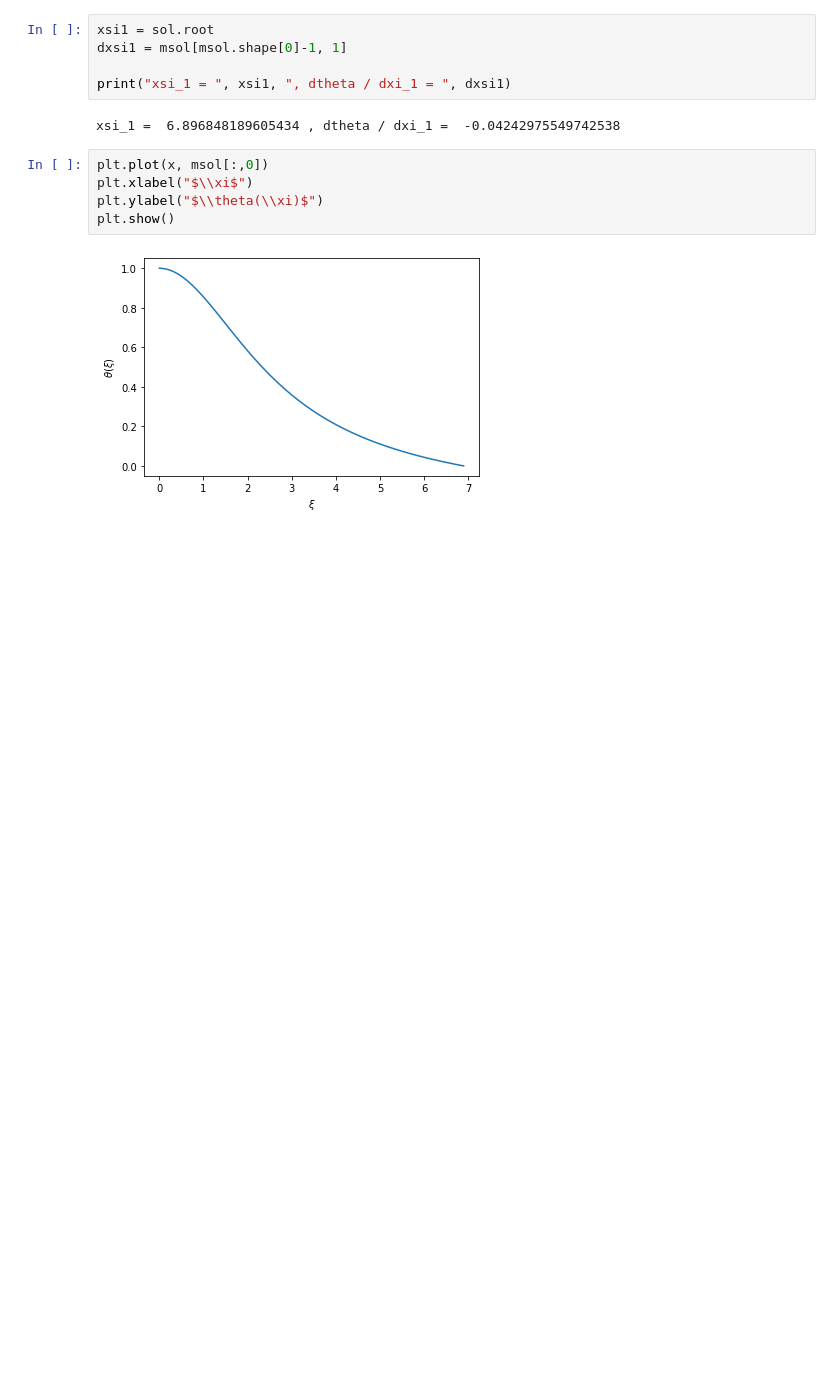
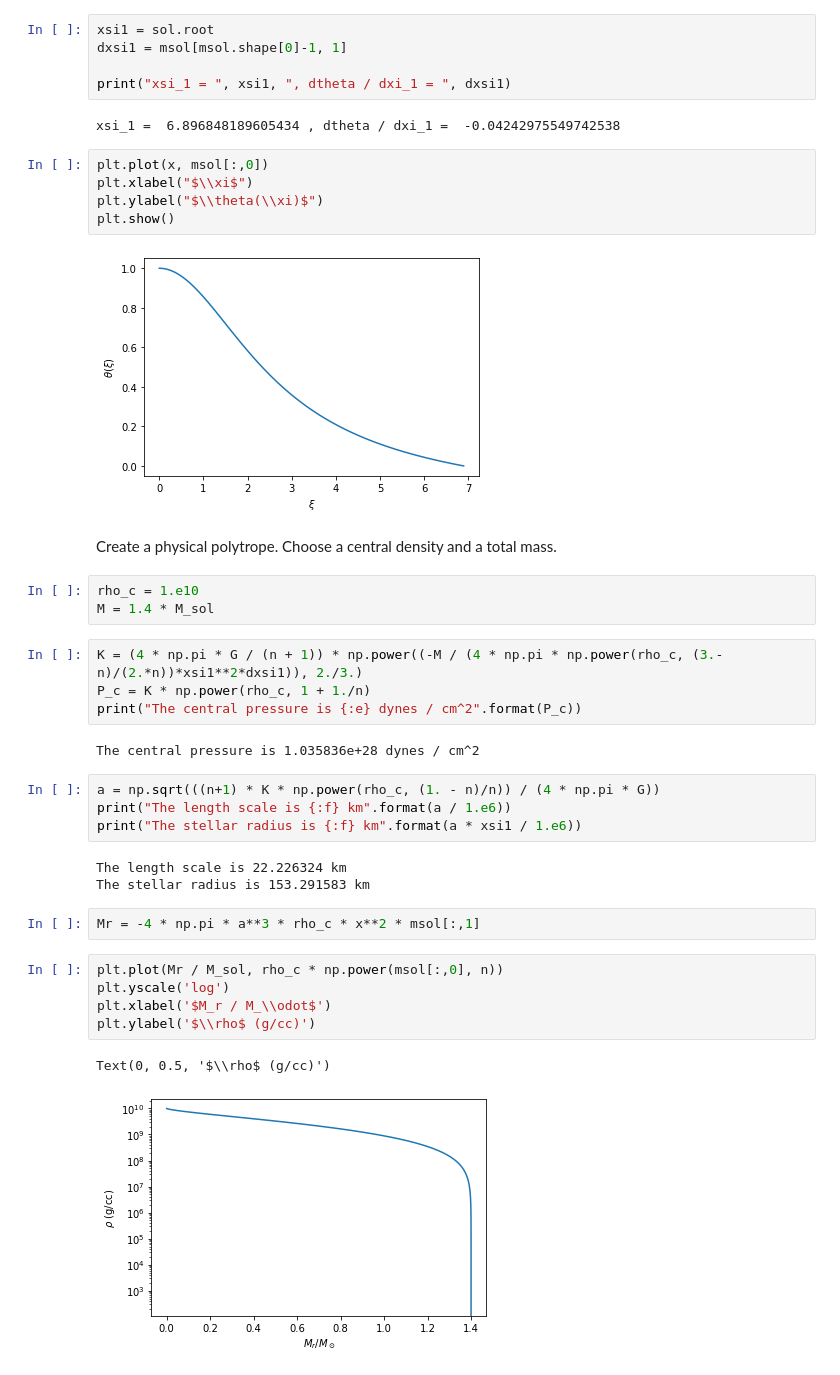
Before and after one commit to mbradle/polytrope, a Jupyter notebook: polytrope.ipynb, the cells around one changed output. Cells and saved outputs as stored; diff of their text form; blank space fills up the shorter version.

```diff
--- a/polytrope.ipynb
+++ b/polytrope.ipynb
@@ -52,3 +58,31 @@ plt.ylabel("$\\theta(\\xi)$")
 plt.show()
 # %% [output]
 [figure]
+# %% [markdown]
+Create a physical polytrope.  Choose a central density and a total mass.
+# %%
+rho_c = 1.e10
+M = 1.4 * M_sol
+# %%
+K = (4 * np.pi * G / (n + 1)) * np.power((-M / (4 * np.pi * np.power(rho_c, (3.-n)/(2.*n))*xsi1**2*dxsi1)), 2./3.)
+P_c = K * np.power(rho_c, 1 + 1./n)
+print("The central pressure is {:e} dynes / cm^2".format(P_c))
+# %% [output]
+The central pressure is 1.035836e+28 dynes / cm^2
+# %%
+a = np.sqrt(((n+1) * K * np.power(rho_c, (1. - n)/n)) / (4 * np.pi * G))
+print("The length scale is {:f} km".format(a / 1.e6))
+print("The stellar radius is {:f} km".format(a * xsi1 / 1.e6))
+# %% [output]
+The length scale is 22.226324 km
+The stellar radius is 153.291583 km
+# %%
+Mr = -4 * np.pi * a**3 * rho_c * x**2 * msol[:,1]
+# %%
+plt.plot(Mr / M_sol, rho_c * np.power(msol[:,0], n))
+plt.yscale('log')
+plt.xlabel('$M_r / M_\\odot$')
+plt.ylabel('$\\rho$ (g/cc)')
+# %% [output]
+Text(0, 0.5, '$\\rho$ (g/cc)')
+[figure, added]
```
Also changed, not shown: parts of 10 cells of this notebook, 1 other file.
